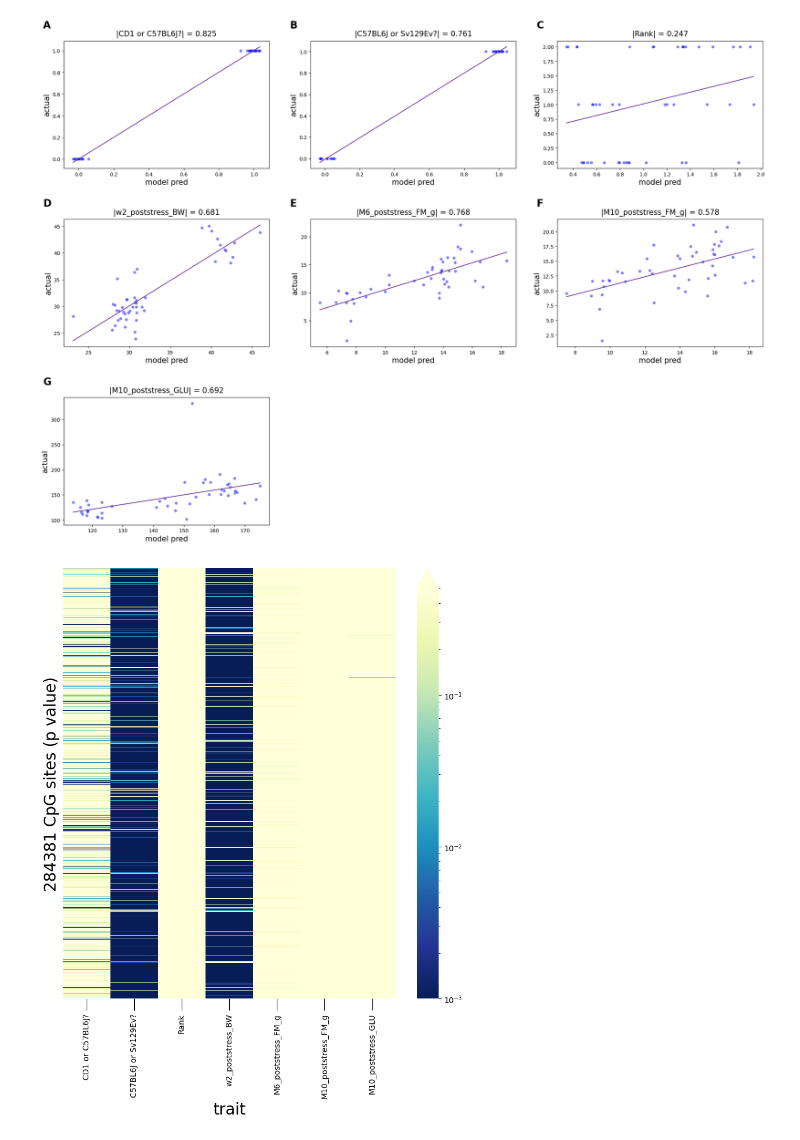
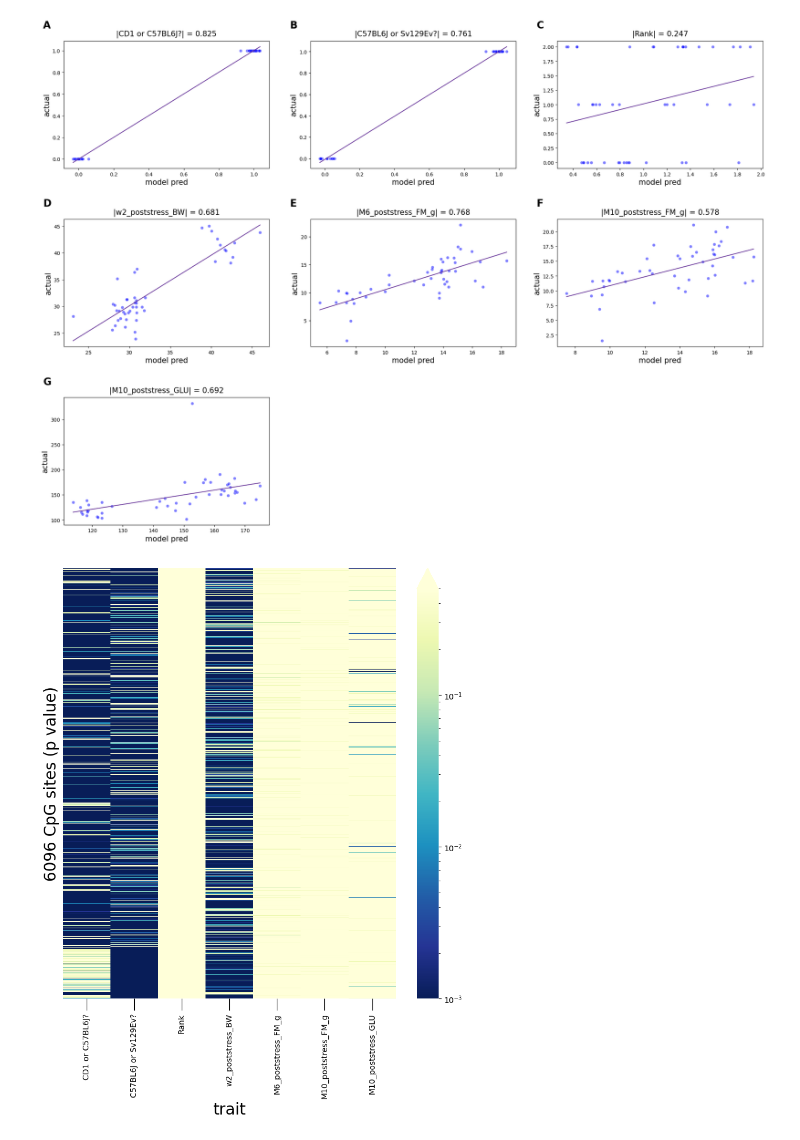
Before and after one commit to SamAndTheSun/pellegrini_temp, a Jupyter notebook: pseudoinverse_model.ipynb, the cells around one changed output. Cells and saved outputs as stored; diff of their text form; code cells hidden in the pictures.

```diff
--- a/pseudoinverse_model.ipynb
+++ b/pseudoinverse_model.ipynb
@@ -58,12 +61,13 @@ pinv_dropmin(f_trait_data, meth_data, thresh,
 # %%
 #generate heatmap of probe/trait multivar association p values
 thresh = 0.5
 meth_filter_thresh = 0.5
+is_filtered = True
 trait_vals, trait_pvals, trait_coef = pinv_dropmin(f_trait_data, meth_data, thresh,
                                                    find_meth=True, plot_results=True,
-                                                   to_filter_meth=False, meth_filter_thresh=meth_filter_thresh);
+                                                   to_filter_meth=is_filtered, meth_filter_thresh=meth_filter_thresh);
 # %% [output]
-[figure, old version]
+[figure, new version]
 # %%
 #identify most significant probes
 mm39_data = pd.read_excel('mm39_formatted_manifest.xlsx', index_col=0)
```
Also changed, not shown: parts of 4 cells of this notebook, 3 other files.
